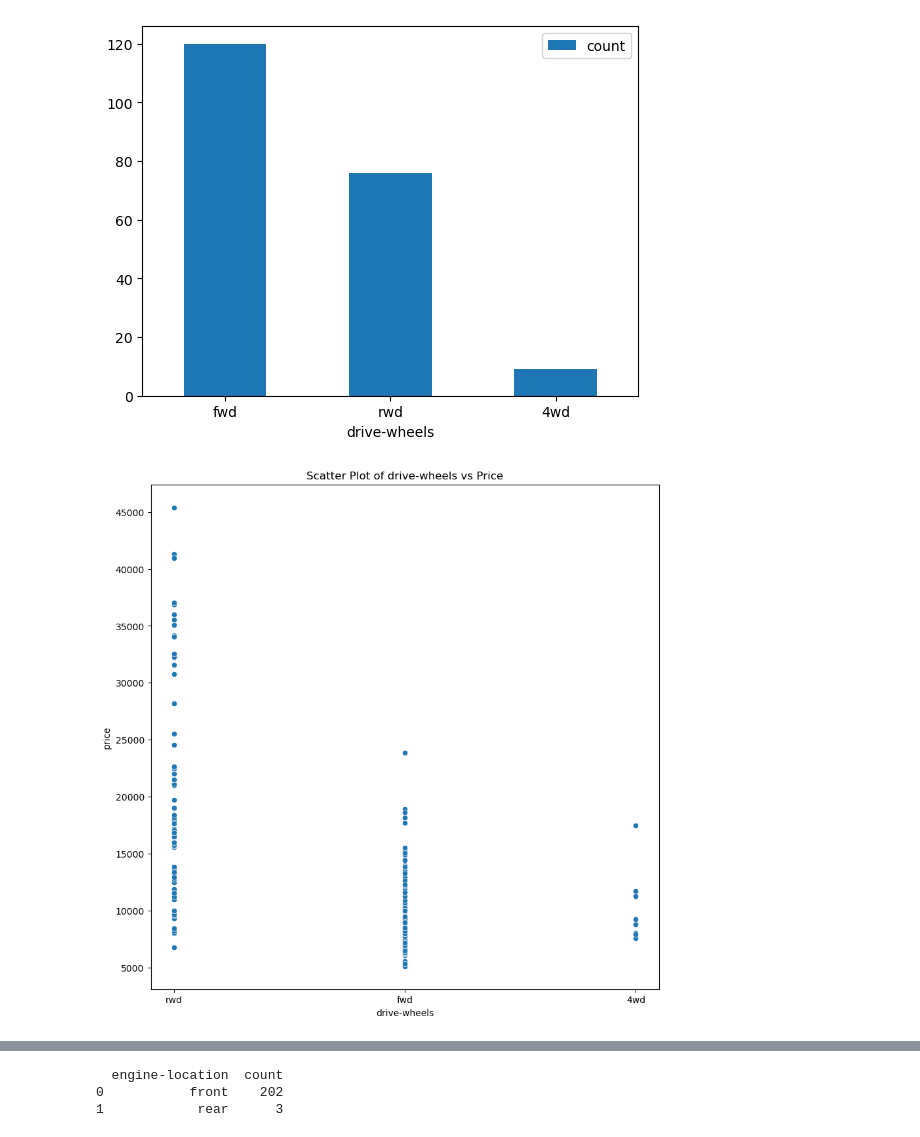
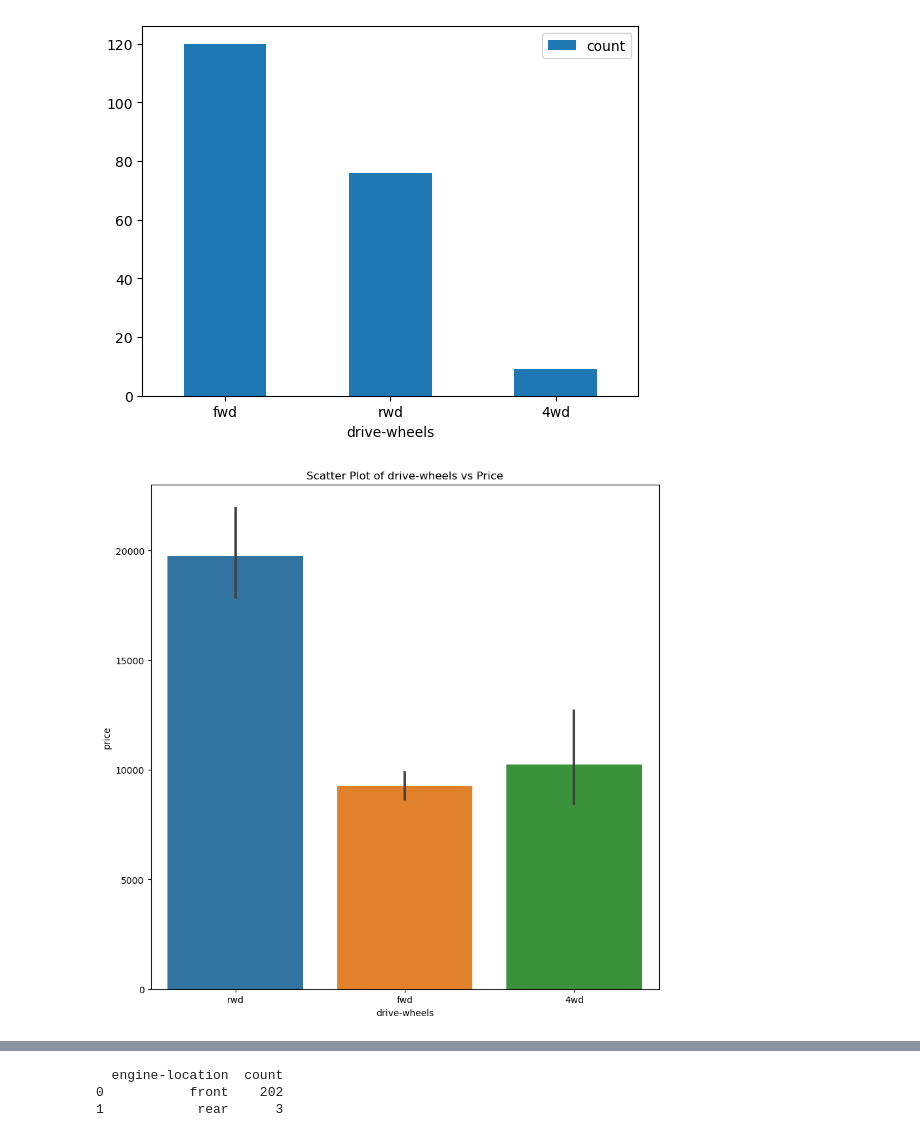
Before and after one commit to elliotbabilonia/automobile-project, a Jupyter notebook: code.ipynb, the cells around one changed output, grey strips where cells are left out. Cells and saved outputs as stored; diff of their text form; code cells hidden in the pictures.

```diff
--- a/code.ipynb
+++ b/code.ipynb
@@ -203,8 +218,8 @@ drive_wheels_counts.plot.bar(x='drive-wheels',y='count', rot=0)
 [figure]
 # %%
 plt.figure(figsize=(10, 10))
-sns.scatterplot(x=automobile.data.features['drive-wheels'], y=automobile.data.features['price'])
+sns.barplot(x=automobile.data.features['drive-wheels'], y=automobile.data.features['price'])
 plt.title('Scatter Plot of drive-wheels vs Price')
 plt.show()
 # %% [output]
-[figure, old version]
+[figure, new version]
```
Also changed, not shown: parts of 5 cells of this notebook.
